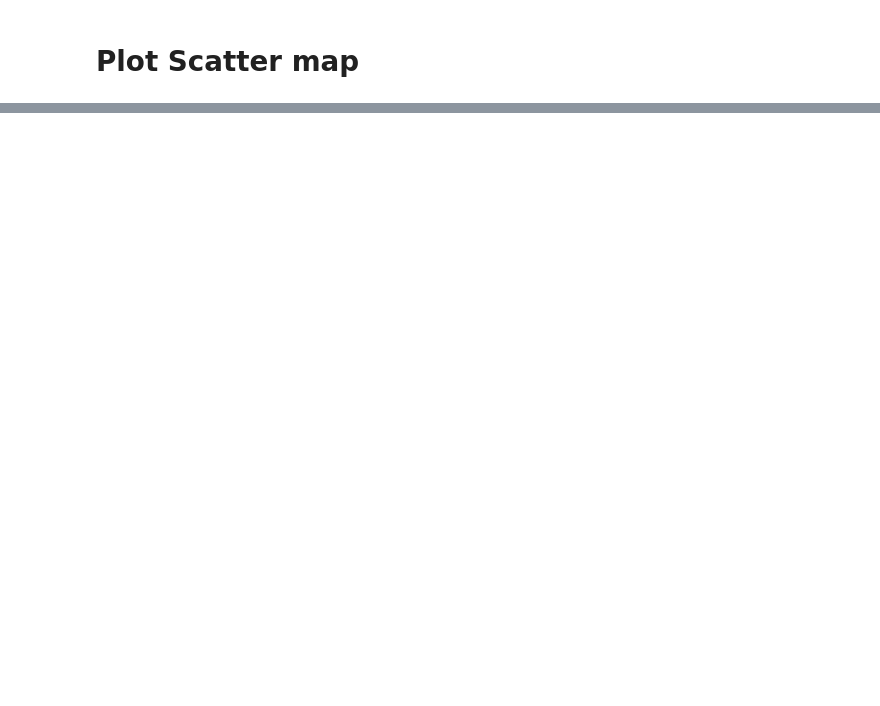
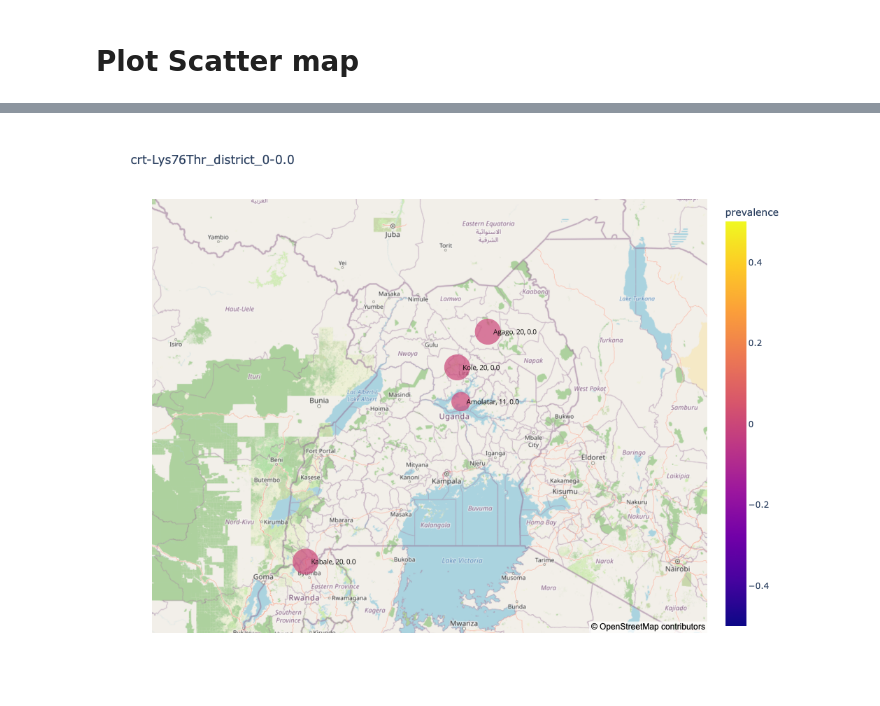
Before and after one commit to simkin-bioinformatics/AA_table_visualization, a Jupyter notebook: variant_graphing.ipynb, the cells around one changed output, grey strips where cells are left out. Drawn from its saved outputs; the diff is of its cells as text; code cells hidden in the pictures; blank space fills up the shorter version.

```diff
--- a/variant_graphing.ipynb
+++ b/variant_graphing.ipynb
@@ -103,6 +119,13 @@ variant = widgets.Dropdown(
 )
 # Don't edit
 country, country_shortcuts = bg.generate_country_dropdown()
+write_detail_files_checkbox = widgets.Checkbox(value=False, description='Write detail files')
+use_geojson_checkbox = widgets.Checkbox(value=True, description='Use country GeoJSON')
+overlay_water_checkbox = widgets.Checkbox(value=True, description='Overlay water')
+highlight_chosen_country_checkbox = widgets.Checkbox(value=True, description='Highlight chosen country')
 print("Country and Variant of Interest:\n")
-display(country)
-display(variant)
+display(widgets.VBox([
+    widgets.HBox([country, variant]),
+    widgets.HBox([write_detail_files_checkbox, use_geojson_checkbox]),
+    widgets.HBox([overlay_water_checkbox, highlight_chosen_country_checkbox])
+]))
@@ -109,21 +135,54 @@ display(variant)
 # %%
-# Reads in a country using the dropdown menu (above) or the (currently commented out) manual values below
+# Reads in a country using the dropdown menu above
 # RUN
-chosen_country=country.value
-chosen_variant=variant.value
-zoom_level=country_shortcuts[chosen_country]['zoom']
-latitude=country_shortcuts[chosen_country]['lat']
-longitude=country_shortcuts[chosen_country]['lon']
-# OPTIONAL USER INPUT:
-# You can override the values above and set a custom zoom level and centering below by commenting these lines in
-#zoom_level=4.8
-#latitude=1.5
-#longitude=32
+write_detail_files = write_detail_files_checkbox.value
+use_geojson = use_geojson_checkbox.value
+overlay_water = overlay_water_checkbox.value
+highlight_chosen_country = highlight_chosen_country_checkbox.value
+chosen_country = country.value
+chosen_variant = variant.value
+country_view = country_shortcuts[chosen_country]
+zoom_level = country_view['zoom']
+latitude = country_view['lat']
+longitude = country_view['lon']
+
+title_string=f'{chosen_variant}_{summary_column}'
 
 # graphs the mutation of interest
-fig = bg.make_detail_graph(chosen_variant, summary_column, output_folder, zoom_level, latitude, longitude)
-fig.show()
-title_string=f'{chosen_variant}_{summary_column}'
-fig.write_image(os.path.join(output_folder, title_string+'.svg'))
-fig.write_image(os.path.join(output_folder, title_string+'.png'))
-fig.write_html(os.path.join(output_folder, title_string+'.html'))
+fig = bg.make_detail_graph(
+    chosen_variant,
+    summary_column,
+    output_folder,
+    zoom_level,
+    latitude,
+    longitude,
+    country_bounds=country_view['bounds'],
+    chosen_country=chosen_country,
+    overlay_water=overlay_water,
+    highlight_chosen_country=highlight_chosen_country,
+    use_geojson=use_geojson
+)
+print(zoom_level)
+print(f"{latitude}, {longitude}")
+fig.show(config={
+    'toImageButtonOptions': {
+        'format': 'svg',
+        'filename': title_string,
+        'height': 800,
+        'width': 800,
+        'scale': 1,
+    }
+})
+if write_detail_files:
+    bg.write_detail_graph_files(
+        fig,
+        output_folder,
+        title_string,
+        chosen_variant,
+        summary_column,
+        country_bounds=country_view['bounds'],
+        chosen_country=chosen_country,
+        overlay_water=overlay_water,
+        highlight_chosen_country=highlight_chosen_country
+    )
+# %% [output]
@@ -129,0 +191 @@ fig.write_html(os.path.join(output_folder, title_string+'.html'))
+[figure, added]
```
Also changed, not shown: parts of 10 cells of this notebook, 4 other files.
